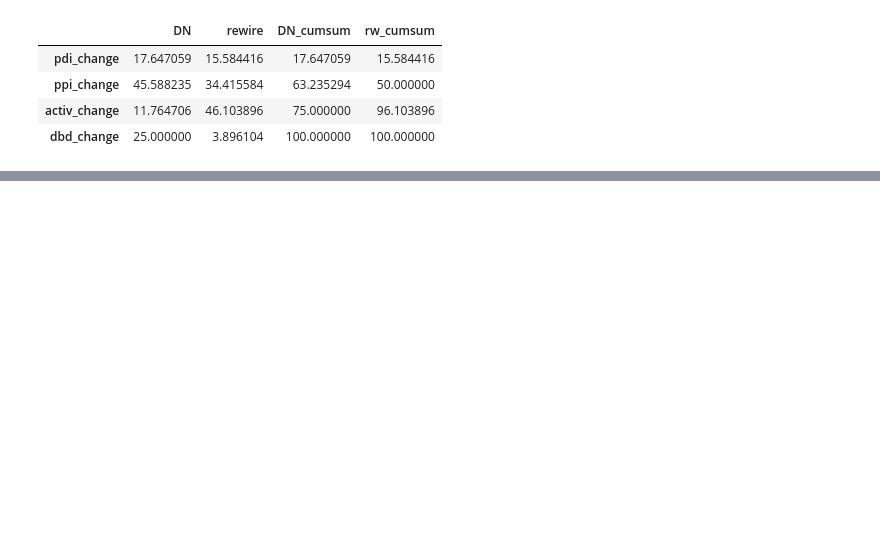
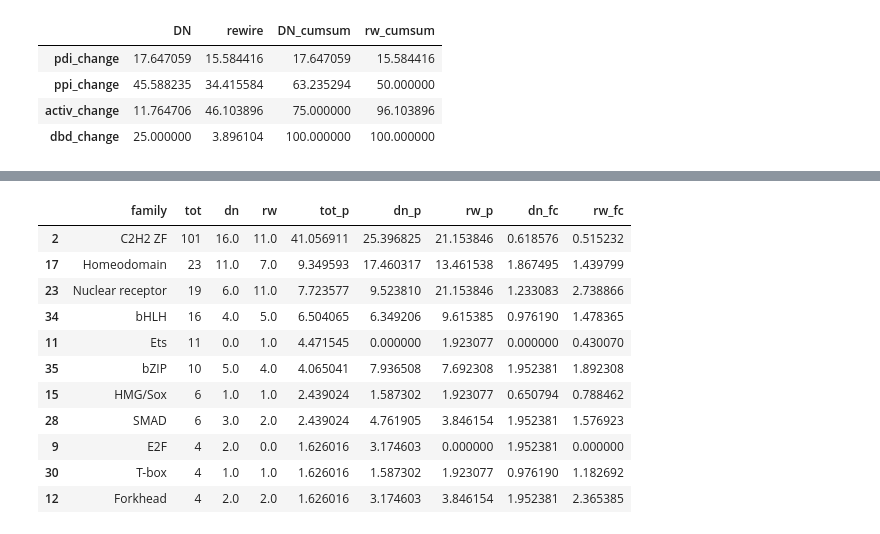
Before and after one commit to CCSB-DFCI/TF_isoforms_paper, a Jupyter notebook: src/dn_categorization.ipynb, the cells around one changed output, grey strips where cells are left out. Saved outputs shown, nothing was run; the diff lists cells and outputs as text; code cells hidden in the pictures; blank space fills up the shorter version.

```diff
--- a/src/dn_categorization.ipynb
+++ b/src/dn_categorization.ipynb
@@ -595,0 +639,18 @@ fig.savefig("../figures/dn_stacked_bar.pdf", dpi="figure", bbox_inches="tight")
+# %%
+genes_w_dn = dn[dn["dn_short"] == "DN"][["gene_symbol", "family"]].drop_duplicates()
+genes_w_rw = dn[dn["dn_short"] == "rewire"][["gene_symbol", "family"]].drop_duplicates()
+tot_genes = dn[["gene_symbol", "family"]].drop_duplicates()
+
+tot_genes_per_f = tot_genes.groupby("family")["gene_symbol"].agg("count").reset_index()
+dn_genes_per_f = genes_w_dn.groupby("family")["gene_symbol"].agg("count").reset_index()
+rw_genes_per_f = genes_w_rw.groupby("family")["gene_symbol"].agg("count").reset_index()
+
+family_cats = tot_genes_per_f.merge(dn_genes_per_f,
+                                    on="family", how="left").merge(rw_genes_per_f, on="family", how="left")
+family_cats.fillna(0, inplace=True)
+family_cats.columns = ["family", "tot", "dn", "rw"]
+
+family_cats["tot_p"] = family_cats["tot"]/family_cats["tot"].sum(axis=0)*100
+family_cats["dn_p"] = family_cats["dn"]/family_cats["dn"].sum(axis=0)*100
+family_cats["rw_p"] = family_cats["rw"]/family_cats["rw"].sum(axis=0)*100
+family_cats.sort_values(by="tot", ascending=False).head(11)
@@ -595,0 +697,18 @@ fig.savefig("../figures/dn_stacked_bar.pdf", dpi="figure", bbox_inches="tight")
+# %%
+family_cats["dn_fc"] = family_cats["dn_p"]/family_cats["tot_p"]
+family_cats["rw_fc"] = family_cats["rw_p"]/family_cats["tot_p"]
+family_cats_sorted = family_cats.sort_values(by="tot", ascending=False).head(11)
+family_cats_sorted
+# %% [output]
+|  | family | tot | dn | rw | tot_p | dn_p | rw_p | dn_fc | rw_fc |
+| 2 | C2H2 ZF | 101 | 16.0 | 11.0 | 41.056911 | 25.396825 | 21.153846 | 0.618576 | 0.515232 |
+| 17 | Homeodomain | 23 | 11.0 | 7.0 | 9.349593 | 17.460317 | 13.461538 | 1.867495 | 1.439799 |
+| 23 | Nuclear receptor | 19 | 6.0 | 11.0 | 7.723577 | 9.523810 | 21.153846 | 1.233083 | 2.738866 |
+| 34 | bHLH | 16 | 4.0 | 5.0 | 6.504065 | 6.349206 | 9.615385 | 0.976190 | 1.478365 |
+| 11 | Ets | 11 | 0.0 | 1.0 | 4.471545 | 0.000000 | 1.923077 | 0.000000 | 0.430070 |
+| 35 | bZIP | 10 | 5.0 | 4.0 | 4.065041 | 7.936508 | 7.692308 | 1.952381 | 1.892308 |
+| 15 | HMG/Sox | 6 | 1.0 | 1.0 | 2.439024 | 1.587302 | 1.923077 | 0.650794 | 0.788462 |
+| 28 | SMAD | 6 | 3.0 | 2.0 | 2.439024 | 4.761905 | 3.846154 | 1.952381 | 1.576923 |
+| 9 | E2F | 4 | 2.0 | 0.0 | 1.626016 | 3.174603 | 0.000000 | 1.952381 | 0.000000 |
+| 30 | T-box | 4 | 1.0 | 1.0 | 1.626016 | 1.587302 | 1.923077 | 0.976190 | 1.182692 |
+| 12 | Forkhead | 4 | 2.0 | 2.0 | 1.626016 | 3.174603 | 3.846154 | 1.952381 | 2.365385 |
```
Also changed, not shown: parts of 15 cells of this notebook, 15 other files.
